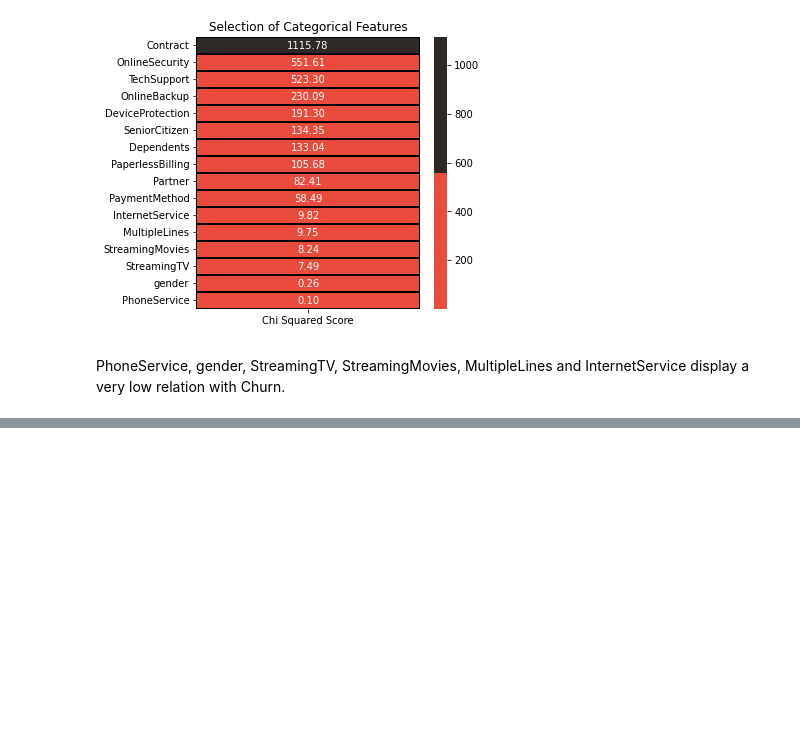
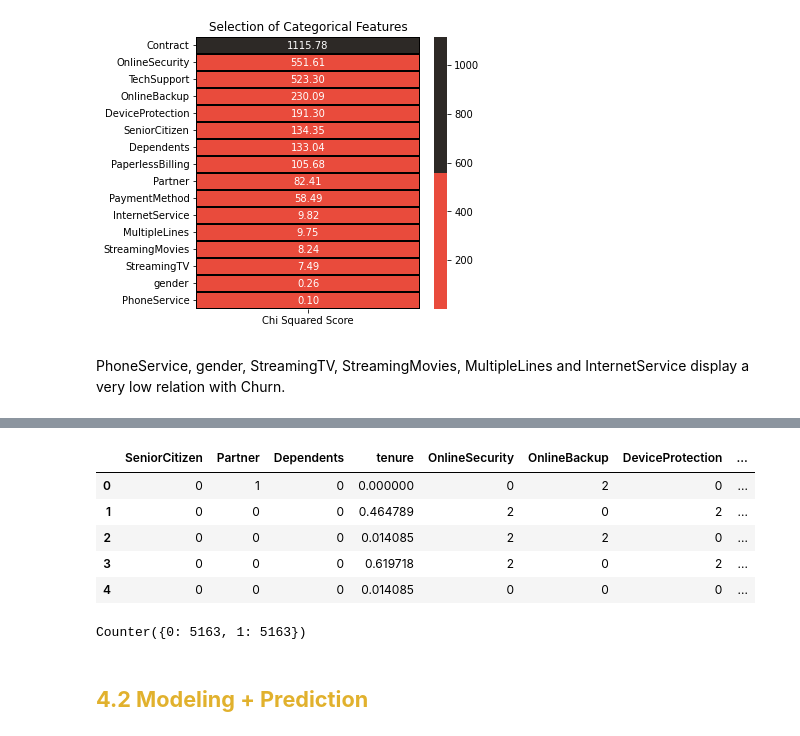
Before and after one commit to RusskiBoyVlad/Telco_customerchurn, a Jupyter notebook: telco-customer-churn.ipynb, the cells around one changed output, grey strips where cells are left out. Saved outputs shown, nothing was run; the diff lists cells and outputs as text; code cells hidden in the pictures; blank space fills up the shorter version.

```diff
--- a/telco-customer-churn.ipynb
+++ b/telco-customer-churn.ipynb
@@ -781,0 +937,10 @@ plt.title('Selection of Numerical Features');
+# %%
+df1.drop(columns = ['PhoneService', 'gender','StreamingTV','StreamingMovies','MultipleLines','InternetService'],inplace = True)
+df1.head()
+# %% [output]
+|  | SeniorCitizen | Partner | Dependents | tenure | OnlineSecurity | OnlineBackup | DeviceProtection | ... |
+| 0 | 0 | 1 | 0 | 0.000000 | 0 | 2 | 0 | ... |
+| 1 | 0 | 0 | 0 | 0.464789 | 2 | 0 | 2 | ... |
+| 2 | 0 | 0 | 0 | 0.014085 | 2 | 2 | 0 | ... |
+| 3 | 0 | 0 | 0 | 0.619718 | 2 | 0 | 2 | ... |
+| 4 | 0 | 0 | 0 | 0.014085 | 0 | 0 | 0 | ... |
@@ -781,0 +953,15 @@ plt.title('Selection of Numerical Features');
+# %%
+over = SMOTE(sampling_strategy = 1)
+
+#Everything else
+f1 = df1.iloc[:,:13].values
+#Churn
+t1 = df1.iloc[:,13].values
+
+f1, t1 = over.fit_resample(f1, t1)
+Counter(t1)
+# %% [output]
+Counter({0: 5163, 1: 5163})
+# %% [markdown]
+<a id="3.3"></a>
+## <b> <span style='color:#E1B12D'>4.2 Modeling + Prediction</span></b>
```
Also changed, not shown: parts of 60 cells of this notebook.
